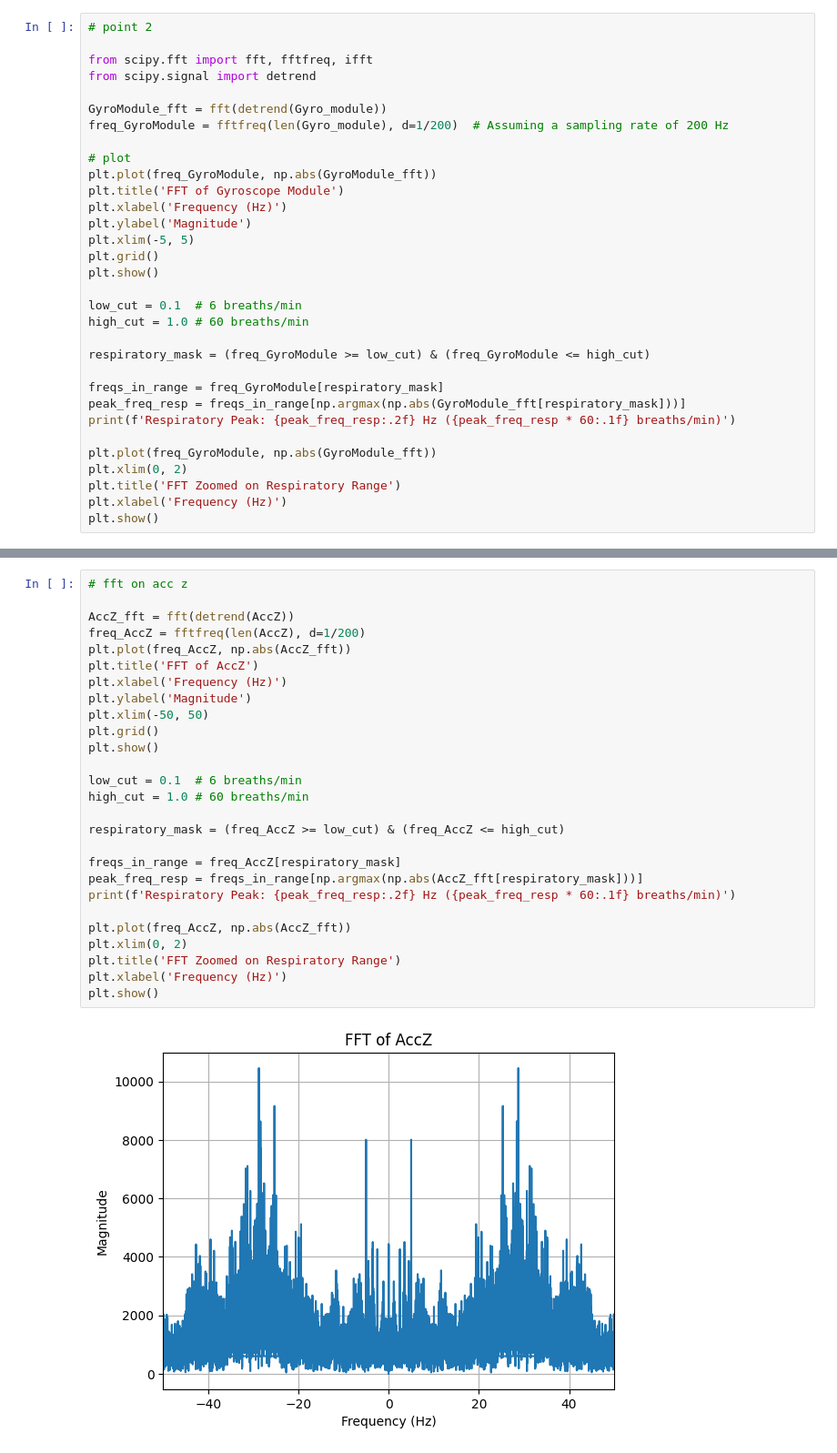
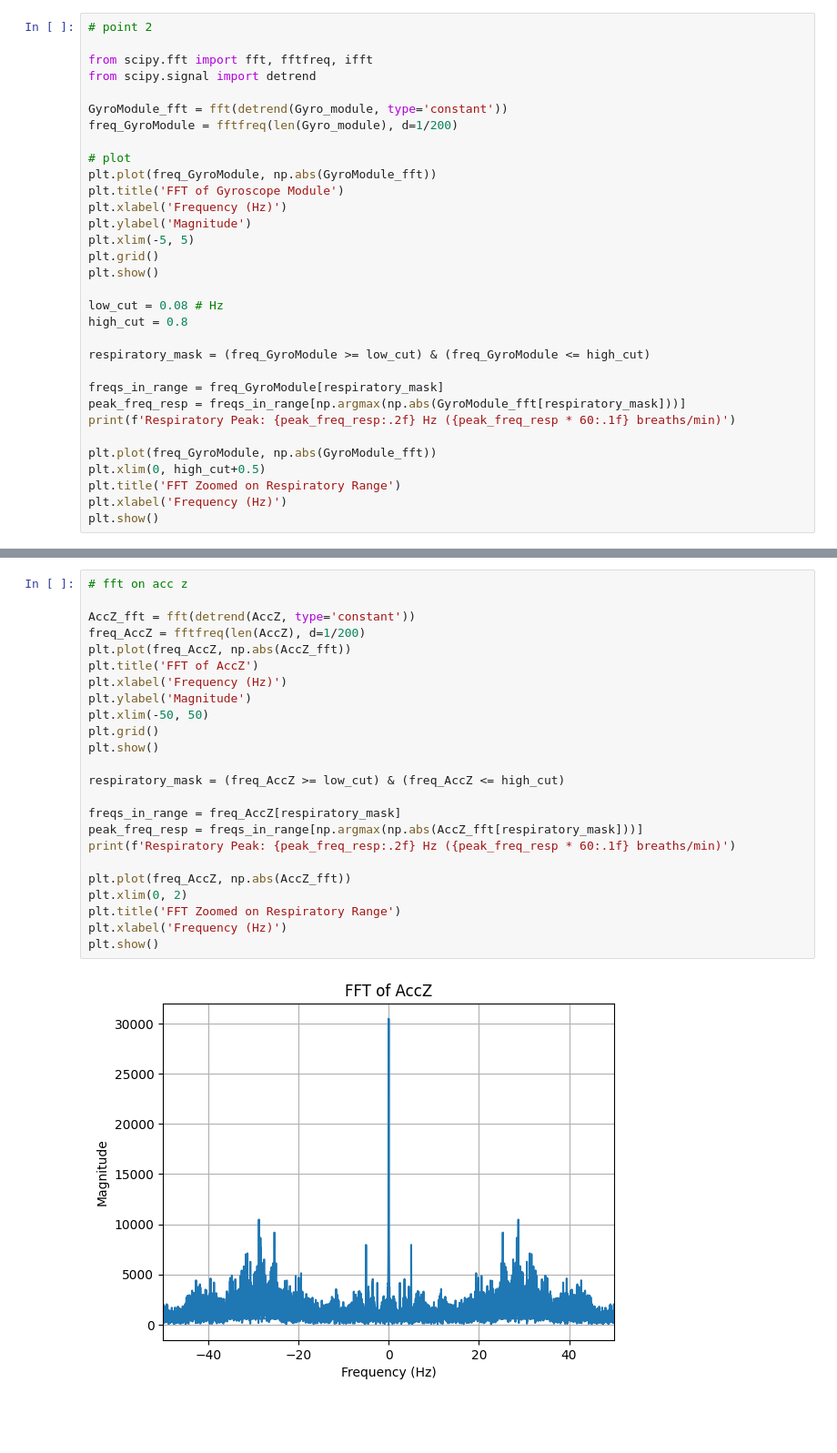
Before and after one commit to FC0000/Respiratory-rate-estimation, a Jupyter notebook: Project_Daniele.ipynb, the cells around one changed output, grey strips where cells are left out. Shown at 91% size. Drawn from its saved outputs; the diff is of its cells as text; blank space fills up the shorter version.

```diff
--- a/Project_Daniele.ipynb
+++ b/Project_Daniele.ipynb
@@ -358,8 +360,8 @@ plt.show()
 from scipy.fft import fft, fftfreq, ifft
 from scipy.signal import detrend
 
-GyroModule_fft = fft(detrend(Gyro_module))
-freq_GyroModule = fftfreq(len(Gyro_module), d=1/200)  # Assuming a sampling rate of 200 Hz
+GyroModule_fft = fft(detrend(Gyro_module, type='constant'))
+freq_GyroModule = fftfreq(len(Gyro_module), d=1/200)
 
 # plot
 plt.plot(freq_GyroModule, np.abs(GyroModule_fft))
@@ -370,8 +372,8 @@ plt.xlim(-5, 5)
 plt.grid()
 plt.show()
 
-low_cut = 0.1  # 6 breaths/min
-high_cut = 1.0 # 60 breaths/min
+low_cut = 0.08 # Hz
+high_cut = 0.8
 
 respiratory_mask = (freq_GyroModule >= low_cut) & (freq_GyroModule <= high_cut)
 
@@ -380,7 +382,7 @@ peak_freq_resp = freqs_in_range[np.argmax(np.abs(GyroModule_fft[respiratory_mask
 print(f'Respiratory Peak: {peak_freq_resp:.2f} Hz ({peak_freq_resp * 60:.1f} breaths/min)')
 
 plt.plot(freq_GyroModule, np.abs(GyroModule_fft))
-plt.xlim(0, 2)
+plt.xlim(0, high_cut+0.5)
 plt.title('FFT Zoomed on Respiratory Range')
 plt.xlabel('Frequency (Hz)')
 plt.show()
@@ -443,29 +445,26 @@ Respiratory Peak in GyroX: 0.83 Hz (50.0 breaths/min)
 # %%
 # fft on acc z
 
-AccZ_fft = fft(detrend(AccZ))
+AccZ_fft = fft(detrend(AccZ, type='constant'))
 freq_AccZ = fftfreq(len(AccZ), d=1/200)
 plt.plot(freq_AccZ, np.abs(AccZ_fft))
 plt.title('FFT of AccZ')
 plt.xlabel('Frequency (Hz)')
 plt.ylabel('Magnitude')
 plt.xlim(-50, 50)
 plt.grid()
 plt.show()
-
-low_cut = 0.1  # 6 breaths/min
-high_cut = 1.0 # 60 breaths/min
 
 respiratory_mask = (freq_AccZ >= low_cut) & (freq_AccZ <= high_cut)
 
 freqs_in_range = freq_AccZ[respiratory_mask]
 peak_freq_resp = freqs_in_range[np.argmax(np.abs(AccZ_fft[respiratory_mask]))]
 print(f'Respiratory Peak: {peak_freq_resp:.2f} Hz ({peak_freq_resp * 60:.1f} breaths/min)')
 
 plt.plot(freq_AccZ, np.abs(AccZ_fft))
 plt.xlim(0, 2)
 plt.title('FFT Zoomed on Respiratory Range')
 plt.xlabel('Frequency (Hz)')
 plt.show()
 # %% [output]
-[figure, old version]
+[figure, new version]
```
Also changed, not shown: parts of 6 cells of this notebook.
